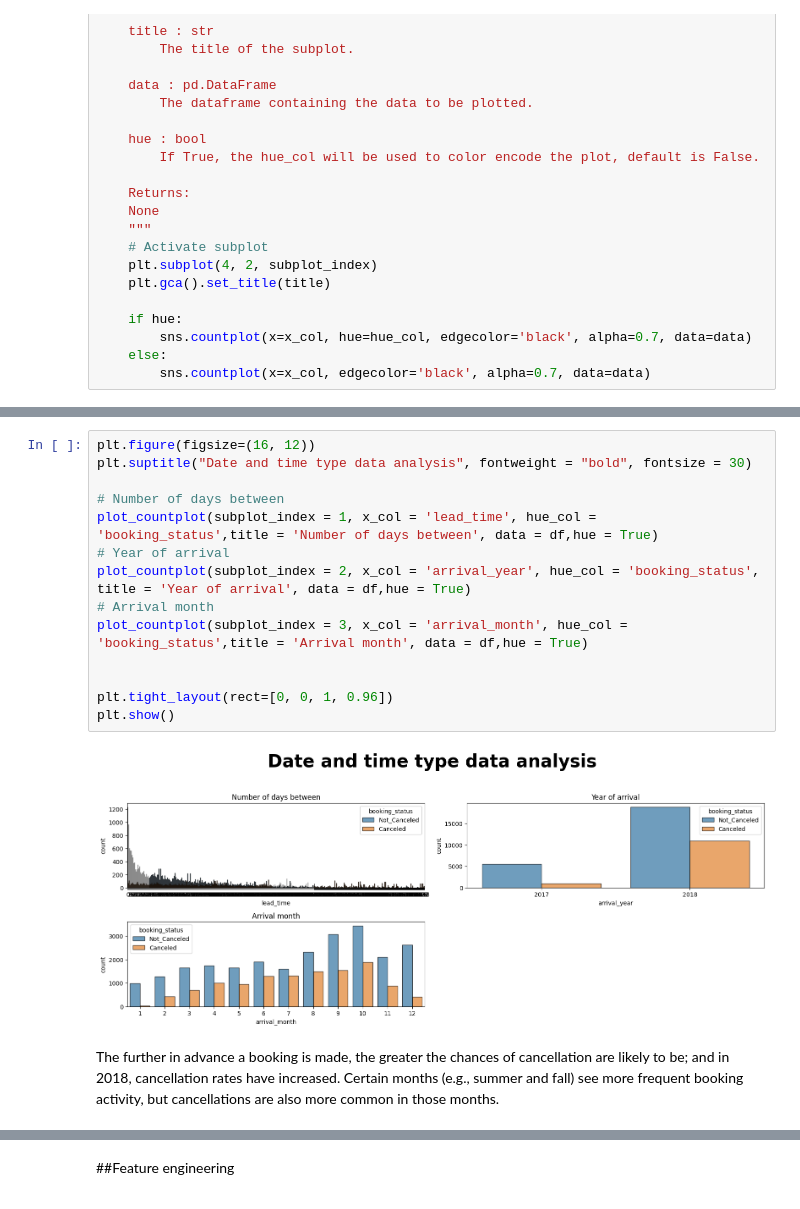
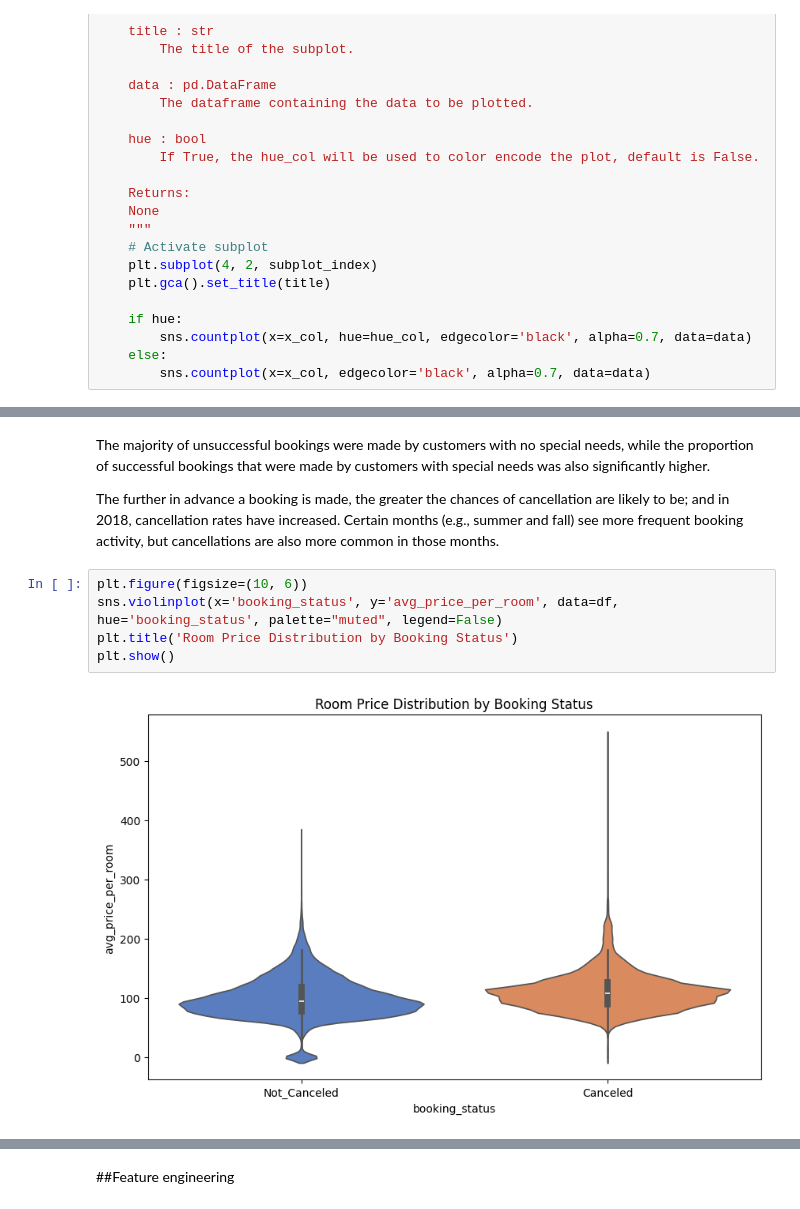
Before and after one commit to guanzi96/spbu-machine-learning-tasks, a Jupyter notebook: hw1_cassification _regression.ipynb, the cells around one changed output, grey strips where cells are left out. Cells and saved outputs as stored; diff of their text form.

```diff
--- a/hw1_cassification _regression.ipynb
+++ b/hw1_cassification _regression.ipynb
@@ -170,19 +160,12 @@ plt.show()
-# %%
-plt.figure(figsize=(16, 12))
-plt.suptitle("Date and time type data analysis", fontweight = "bold", fontsize = 30)
-
-# Number of days between
-plot_countplot(subplot_index = 1, x_col = 'lead_time', hue_col = 'booking_status',title = 'Number of days between', data = df,hue = True)
-# Year of arrival
-plot_countplot(subplot_index = 2, x_col = 'arrival_year', hue_col = 'booking_status', title = 'Year of arrival', data = df,hue = True)
-# Arrival month
-plot_countplot(subplot_index = 3, x_col = 'arrival_month', hue_col = 'booking_status',title = 'Arrival month', data = df,hue = True)
-
-
-plt.tight_layout(rect=[0, 0, 1, 0.96])
-plt.show()
-# %% [output]
-[figure, removed]
 # %% [markdown]
-The further in advance a booking is made, the greater the chances of cancellation are likely to be; and in 2018, cancellation rates have increased. Certain months (e.g., summer and fall) see more frequent booking activity, but cancellations are also more common in those months.
+ The majority of unsuccessful bookings were made by customers with no special needs, while the proportion of successful bookings that were made by customers with special needs was also significantly higher.
+
+ The further in advance a booking is made, the greater the chances of cancellation are likely to be; and in 2018, cancellation rates have increased. Certain months (e.g., summer and fall) see more frequent booking activity, but cancellations are also more common in those months.
+# %%
+plt.figure(figsize=(10, 6))
+sns.violinplot(x='booking_status', y='avg_price_per_room', data=df, hue='booking_status', palette="muted", legend=False)
+plt.title('Room Price Distribution by Booking Status')
+plt.show()
+# %% [output]
+[figure, added]
 # %%
```
Also changed, not shown: parts of 11 cells of this notebook.
